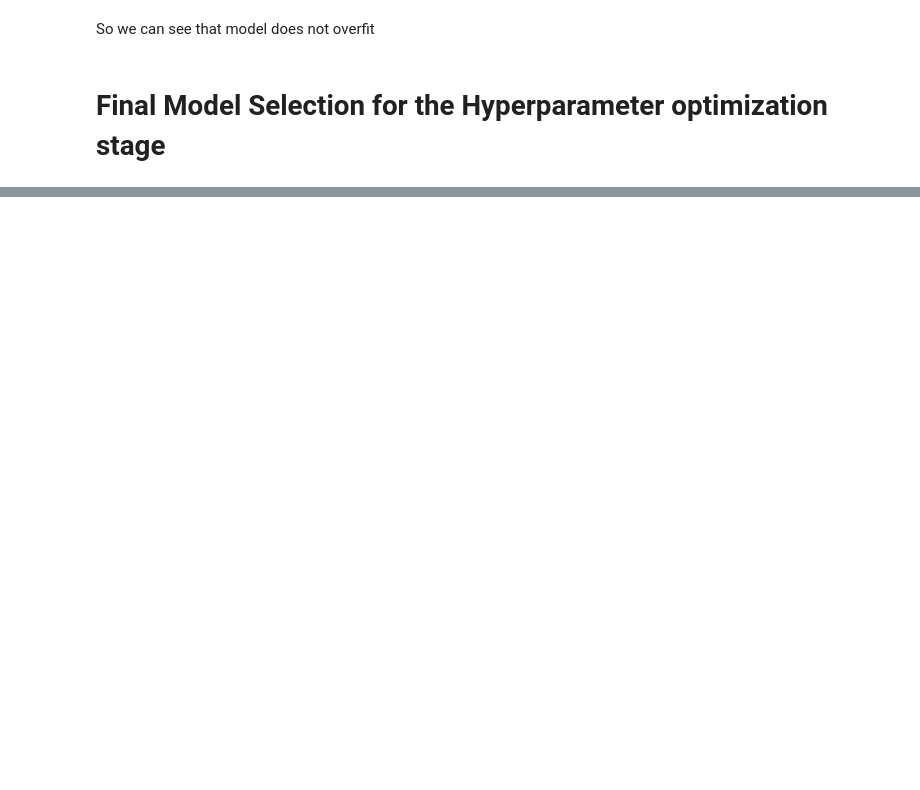
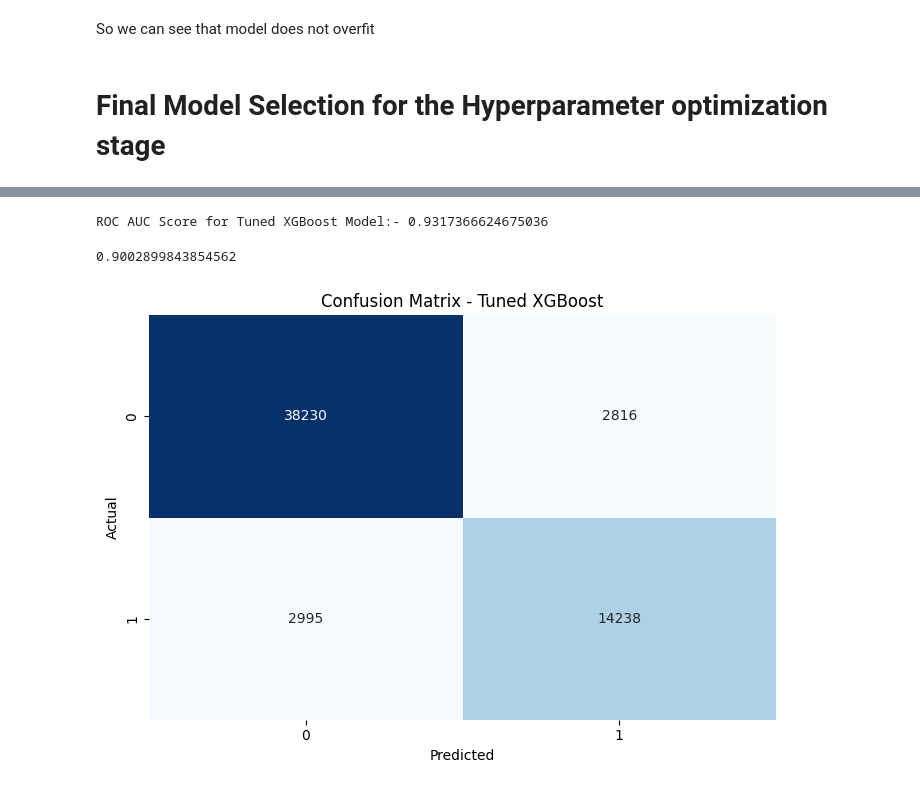
Before and after one commit to Kaveesha-Madhushan17/Model-X-Competition-phase-1, a Jupyter notebook: model_x_dimentia.ipynb, the cells around one changed output, grey strips where cells are left out. Saved outputs shown, nothing was run; the diff lists cells and outputs as text; code cells hidden in the pictures; blank space fills up the shorter version.

Commit message:
remove feature 20 model beacuse of accuaracy issue and add final feature 35 model

```diff
--- a/model_x_dimentia.ipynb
+++ b/model_x_dimentia.ipynb
@@ -1632,0 +1406,3 @@ plt.show()
+# %%
+# Fit the model to the ADASYN-resampled training data
+random_search_xgb.fit(X_train_adasyn, y_train_adasyn)
@@ -1632,0 +1446,14 @@ plt.show()
+# %%
+best_params_xgb = random_search_xgb.best_params_
+
+# Initialize the final XGBoost classifier with the best parameters
+final_tuned_xgb = xgb.XGBClassifier(
+    objective='binary:logistic',
+    eval_metric='logloss',
+    use_label_encoder=False,
+    random_state=10,
+    **best_params_xgb  # Unpack the best parameters dictionary
+)
+# %%
+# Fit the final model on the full ADASYN-resampled training data
+final_tuned_xgb.fit(X_train_adasyn, y_train_adasyn)
@@ -1632,0 +1479,4 @@ plt.show()
+# %%
+# Predictions and probabilities
+xgb_pred_tuned = final_tuned_xgb.predict(X_test_scaled)
+xgb_pred_proba_tuned = final_tuned_xgb.predict_proba(X_test_scaled)[:, 1]
@@ -1632,0 +1496,21 @@ plt.show()
+# %%
+roc_auc_tuned_final = roc_auc_score(y_test, xgb_pred_proba_tuned)
+print(f"ROC AUC Score for Tuned XGBoost Model:- {roc_auc_tuned_final:}")
+# %% [output]
+ROC AUC Score for Tuned XGBoost Model:- 0.9317366624675036
+# %%
+accuracy_score(y_test, xgb_pred_tuned)
+# %% [output]
+0.9002899843854562
+# %%
+# Confusion Matrix plot
+cm_tuned = confusion_matrix(y_test, xgb_pred_tuned)
+plt.figure(figsize=(7, 5))
+sns.heatmap(cm_tuned, annot=True, fmt='d', cmap='Blues', cbar=False)
+plt.title('Confusion Matrix - Tuned XGBoost')
+plt.xlabel('Predicted')
+plt.ylabel('Actual')
+plt.tight_layout()
+plt.show()
+# %% [output]
+[figure, added]
```
Also changed, not shown: parts of 55 cells of this notebook.
